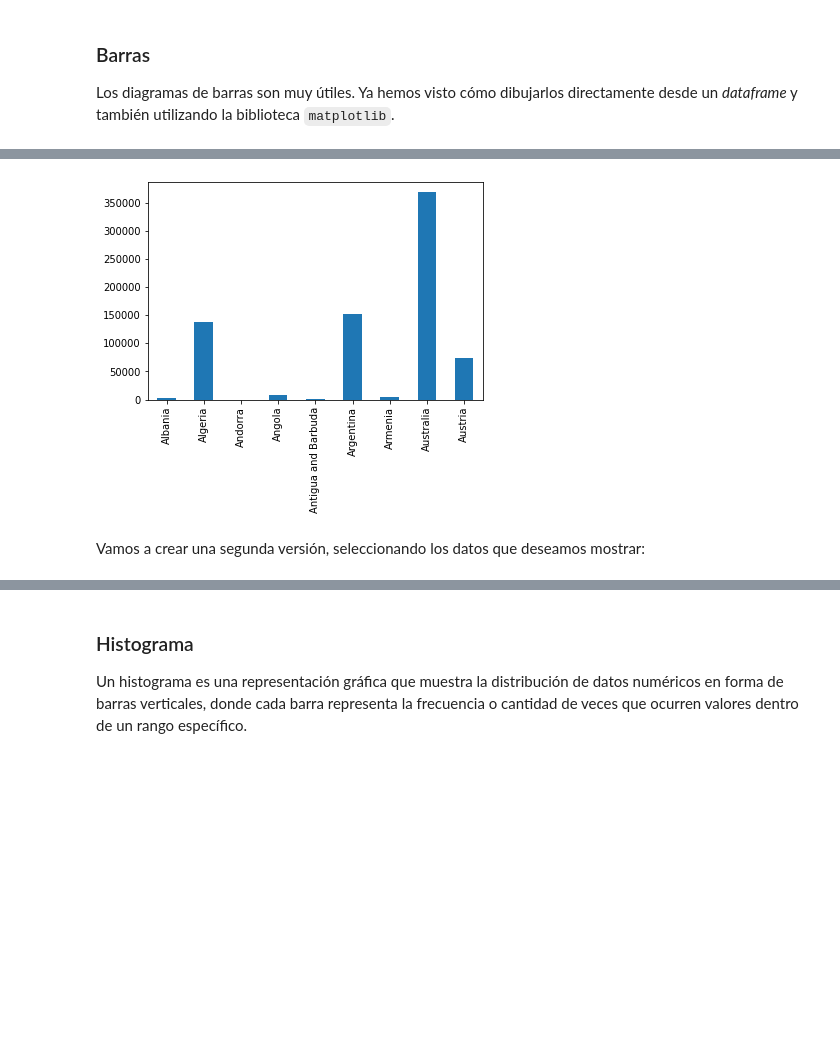
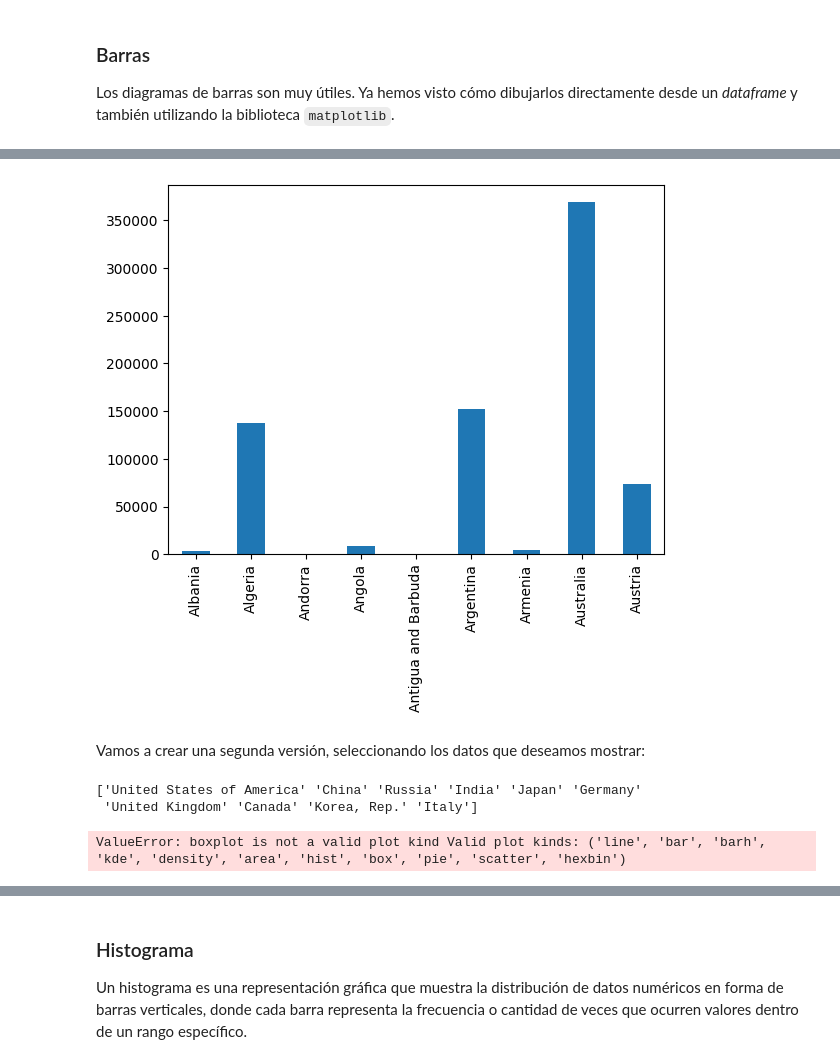
Before and after one commit to wisaaco/TTAD, a Jupyter notebook: notebooks/05_Pandas/05_Visualization.ipynb, the cells around one changed output, grey strips where cells are left out. Cells and saved outputs as stored; diff of their text form; code cells hidden in the pictures; blank space fills up the shorter version.

```diff
--- a/notebooks/05_Pandas/05_Visualization.ipynb
+++ b/notebooks/05_Pandas/05_Visualization.ipynb
@@ -187,14 +201,24 @@ Los diagramas de barras son muy útiles. Ya hemos visto cómo dibujarlos directa
 # %%
 df = pd.read_csv("data/WHO.csv")
 
-co2 = df["Total_CO2_emissions"]
+co2 = df["Total_CO2_emissions"][1:10]
 ticks_labels = df["Country"][1:10].values
 
-ax = co2[1:10].plot(kind="bar") # un plot retorna el component ax, combinam les dues lliberies
+ax = co2.plot(kind="bar") # un plot retorna el component ax, combinam les dues lliberies
 ax.set_xticklabels(ticks_labels)
 plt.show()
 # %% [output]
-[figure, old version]
+[figure, new version]
 # %% [markdown]
 Vamos a crear una segunda versión, seleccionando los datos que deseamos mostrar:
+# %%
+co2 = df["Total_CO2_emissions"].sort_values(ascending=False).head(10)
+labelsx = df.loc[co2.index]["Country"].values
+print(labelsx)
+
+co2.plot(kind="boxplot")
+# %% [output]
+['United States of America' 'China' 'Russia' 'India' 'Japan' 'Germany'
+ 'United Kingdom' 'Canada' 'Korea, Rep.' 'Italy']
+ValueError: boxplot is not a valid plot kind Valid plot kinds: ('line', 'bar', 'barh', 'kde', 'density', 'area', 'hist', 'box', 'pie', 'scatter', 'hexbin')
 # %%
```
Also changed, not shown: parts of 23 cells of this notebook, 6 other files.
